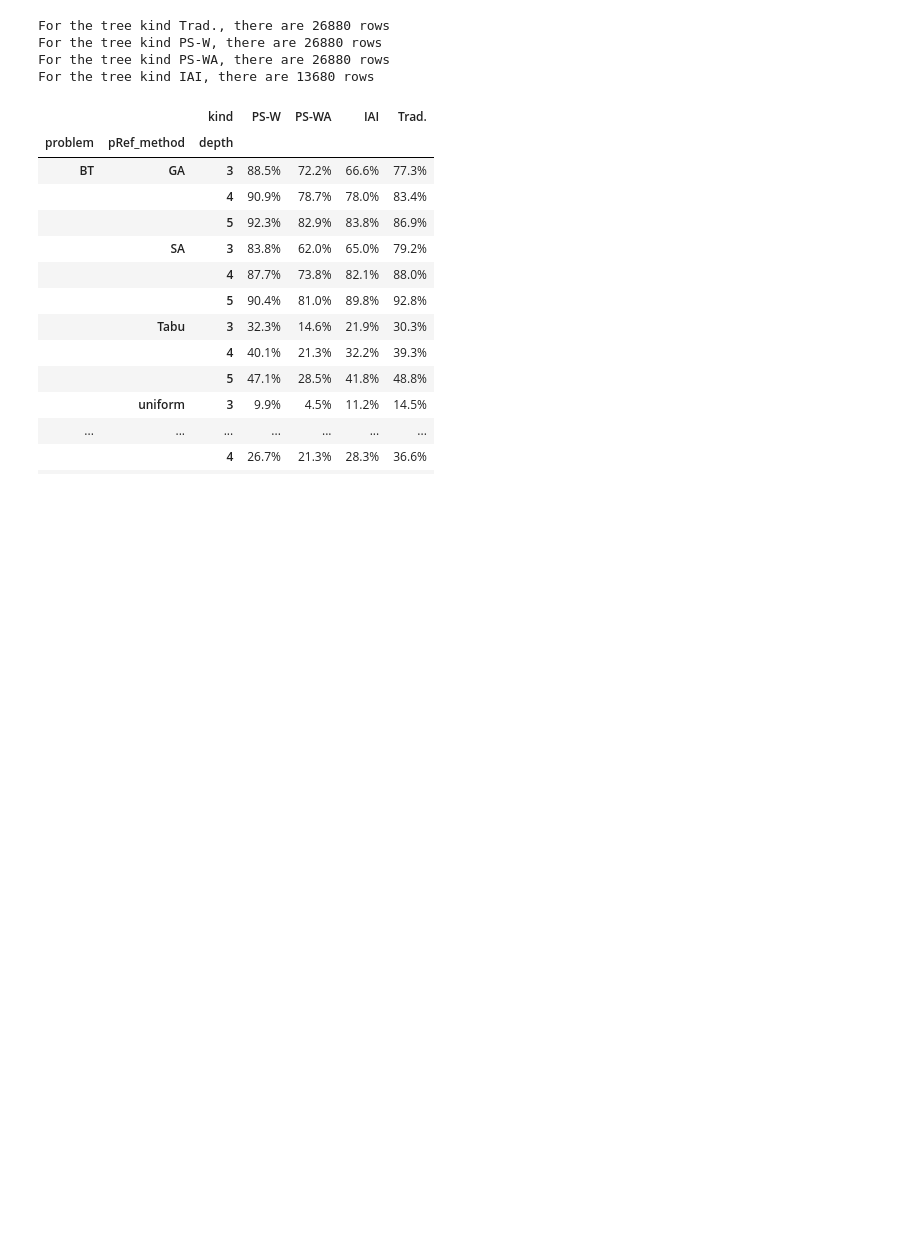
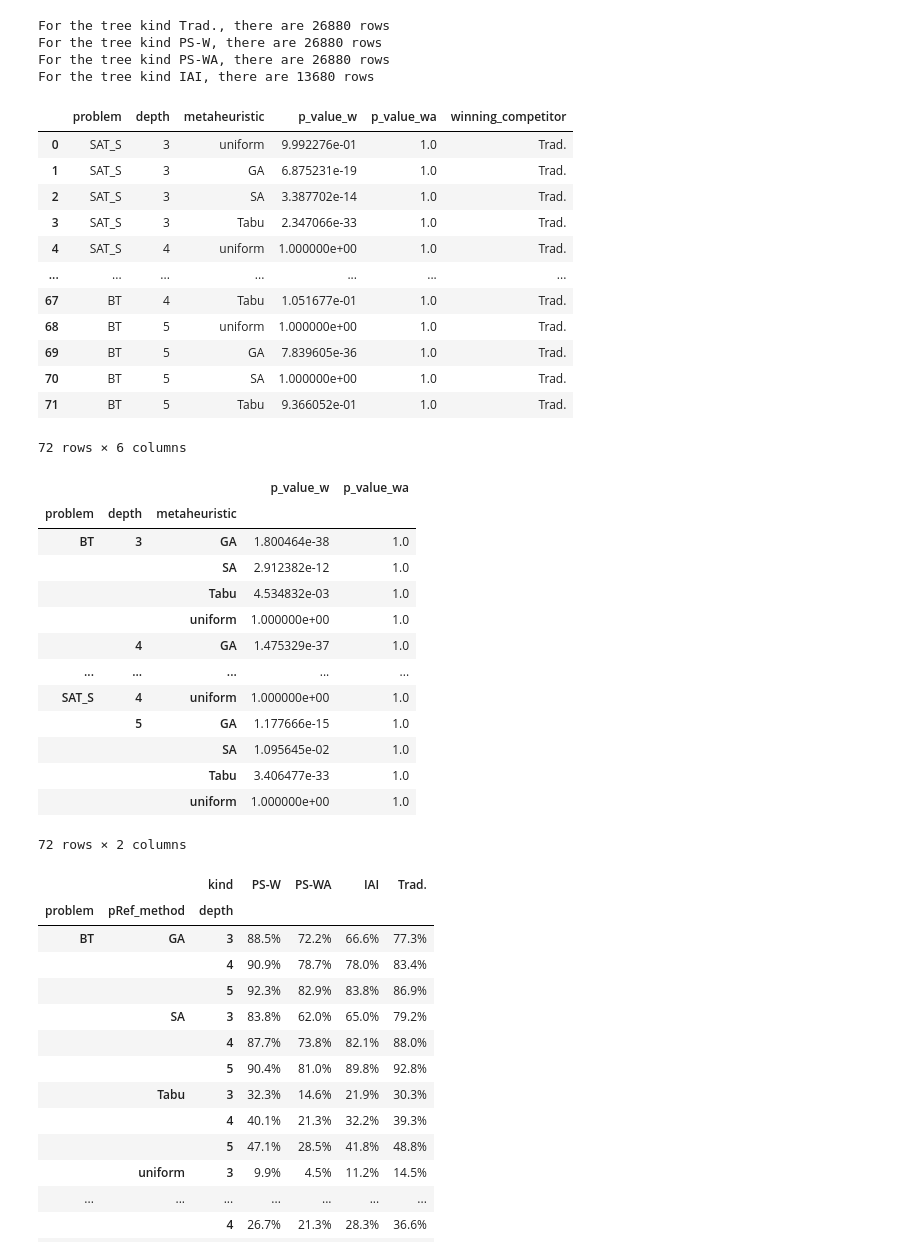
Before and after one commit to Giancarlo-Catalano/PS-descriptors, a Jupyter notebook: VarianceDecisionTree/process_data/accuracy_by_settings.ipynb, the cells around one changed output. Cells and saved outputs as stored; diff of their text form; code cells hidden in the pictures; blank space fills up the shorter version.

```diff
--- a/VarianceDecisionTree/process_data/accuracy_by_settings.ipynb
+++ b/VarianceDecisionTree/process_data/accuracy_by_settings.ipynb
@@ -243,6 +256,85 @@ For the tree kind Trad., there are 26880 rows
 For the tree kind PS-W, there are 26880 rows
 For the tree kind PS-WA, there are 26880 rows
 For the tree kind IAI, there are 13680 rows
+# %%
+
+
+def generate_statistical_test_data(accuracy_data: pd.DataFrame, input_directory, output_filename):
+    depths = [3, 4, 5]
+    usable_data = filter_dataframe(accuracy_data, pRef_size = 10000)
+    usable_data = usable_data[usable_data["depth"].isin(depths)]
+
+    result_column = "r_sq"
+
+    def winning_competitor_for_competition_and_values(problem: str, depth: int, metaheuristic: str) -> (str, np.ndarray):
+        for_each_method = {tree_method: filter_dataframe(usable_data, problem = problem, depth = depth, pRef_method = metaheuristic, kind = tree_method)[result_column]
+                           for tree_method in {"PS-W", "PS-WA", "IAI", "Trad."}}
+
+        iai_average = np.average(for_each_method["IAI"])
+        naive_average = np.average(for_each_method["Trad."])
+
+
+        winning_competitor_method = "IAI" if iai_average > naive_average else "Trad."
+
+        p_value_between_w_and_competitor = mannwhitneyu(for_each_method["PS-W"], for_each_method[winning_competitor_method], alternative="greater").pvalue
+        p_value_between_wa_and_competitor = mannwhitneyu(for_each_method["PS-WA"], for_each_method[winning_competitor_method], alternative="greater").pvalue
+
+        return {"problem": problem,
+                "depth": depth,
+                "metaheuristic": metaheuristic,
+                "p_value_w":p_value_between_w_and_competitor,
+                "p_value_wa": p_value_between_wa_and_competitor,
+                "winning_competitor": winning_competitor_method}
+
+
+
+    all_problems = usable_data["problem"].unique()
+    all_metaheuristics = usable_data["pRef_method"].unique()
+
+    dicts = [winning_competitor_for_competition_and_values(problem=problem, depth = depth, metaheuristic=metaheuristic)
+             for problem in all_problems
+             for depth in depths
+             for metaheuristic in all_metaheuristics]
+
+    return pd.DataFrame(dicts)
+
+
+
+
+statistical_data = generate_statistical_test_data(accuracy_data, None, None)
+
+pivot_table = statistical_data.pivot_table(index=["problem", "depth", "metaheuristic"],
+                                            values =["p_value_w", "p_value_wa"])
+display(statistical_data)
+display(pivot_table)
+# %% [output]
+|  | problem | depth | metaheuristic | p_value_w | p_value_wa | winning_competitor |
+| 0 | SAT_S | 3 | uniform | 9.992276e-01 | 1.0 | Trad. |
+| 1 | SAT_S | 3 | GA | 6.875231e-19 | 1.0 | Trad. |
+| 2 | SAT_S | 3 | SA | 3.387702e-14 | 1.0 | Trad. |
+| 3 | SAT_S | 3 | Tabu | 2.347066e-33 | 1.0 | Trad. |
+| 4 | SAT_S | 4 | uniform | 1.000000e+00 | 1.0 | Trad. |
+| ... | ... | ... | ... | ... | ... | ... |
+| 67 | BT | 4 | Tabu | 1.051677e-01 | 1.0 | Trad. |
+| 68 | BT | 5 | uniform | 1.000000e+00 | 1.0 | Trad. |
+| 69 | BT | 5 | GA | 7.839605e-36 | 1.0 | Trad. |
+| 70 | BT | 5 | SA | 1.000000e+00 | 1.0 | Trad. |
+| 71 | BT | 5 | Tabu | 9.366052e-01 | 1.0 | Trad. |
+72 rows × 6 columns
+|  |  |  | p_value_w | p_value_wa |
+| problem | depth | metaheuristic |  |  |
+| BT | 3 | GA | 1.800464e-38 | 1.0 |
+|  |  | SA | 2.912382e-12 | 1.0 |
+|  |  | Tabu | 4.534832e-03 | 1.0 |
+|  |  | uniform | 1.000000e+00 | 1.0 |
+|  | 4 | GA | 1.475329e-37 | 1.0 |
+| ... | ... | ... | ... | ... |
+| SAT_S | 4 | uniform | 1.000000e+00 | 1.0 |
+|  | 5 | GA | 1.177666e-15 | 1.0 |
+|  |  | SA | 1.095645e-02 | 1.0 |
+|  |  | Tabu | 3.406477e-33 | 1.0 |
+|  |  | uniform | 1.000000e+00 | 1.0 |
+72 rows × 2 columns
 # %%
 def bold_max(row):
     row_as_numbers = [float(item[:-1]) for item in row]
```
Also changed, not shown: parts of 5 cells of this notebook.
